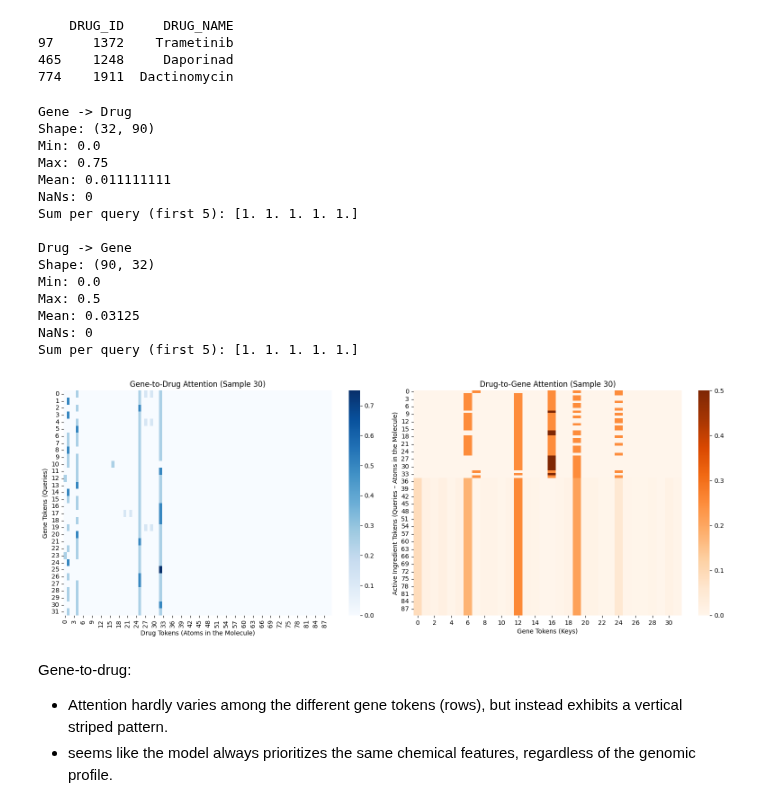
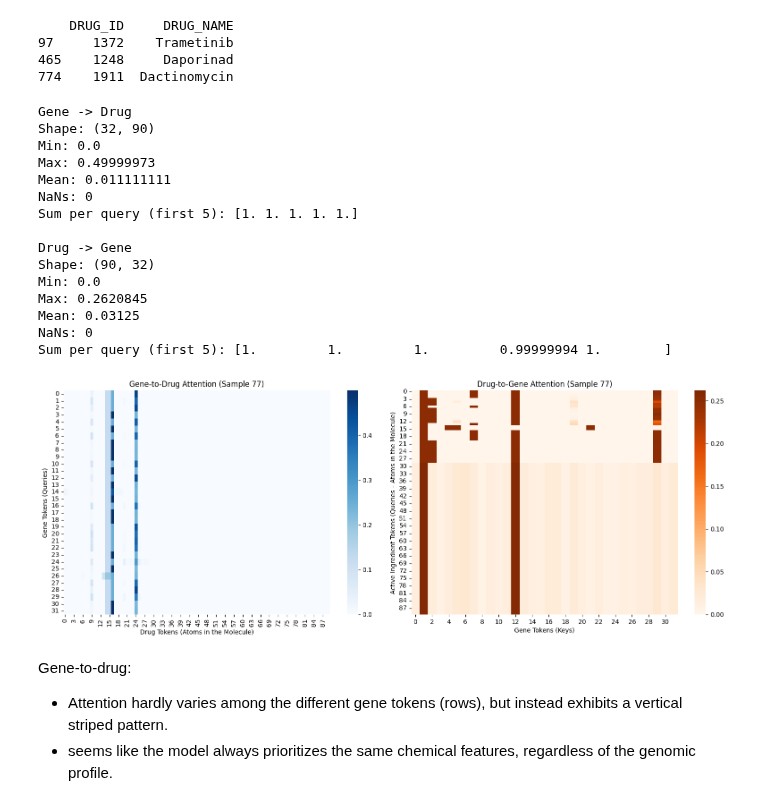
Before and after one commit to s-juross/masterthesis, a Jupyter notebook: gpu/error_analysis_attention.ipynb, the cells around one changed output. Drawn from its saved outputs; the diff is of its cells as text; code cells hidden in the pictures.

```diff
--- a/gpu/error_analysis_attention.ipynb
+++ b/gpu/error_analysis_attention.ipynb
@@ -613,9 +623,6 @@ import pandas as pd
 import numpy as np
 import importlib
 import gnn_models_utils
-# Forces the file to be re-read from memory
-importlib.reload(gnn_models_utils)
-from gnn_models_utils import GroundedCrossAttentionModel, build_pyg_dataset
 
 target = 'LN_IC50'
 smiles_raw = df['SMILES'].values
@@ -636,25 +643,26 @@ outliers_removed = (~valid_mask).sum()
 print(f"Es wurden {outliers_removed} Ausreißer gelöscht.")
 '''
 
-#print("Create 20% Subset for fast test-training...")
-#gss_subset = GroupShuffleSplit(n_splits=1, train_size=0.20, random_state=1337)
-#idx_subset, _ = next(gss_subset.split(X_genomic_raw, y_raw, groups=drug_groups))
-#smiles_raw = smiles_raw[idx_subset]
-#X_genomic_raw = X_genomic_raw[idx_subset]
-#y_raw = y_raw[idx_subset]
-#drug_groups = drug_groups[idx_subset]
+print("Create 20% Subset for fast test-training...")
+gss_subset = GroupShuffleSplit(n_splits=1, train_size=0.20, random_state=1337)
+idx_subset, _ = next(gss_subset.split(X_genomic_raw, y_raw, groups=drug_groups))
+smiles_raw = smiles_raw[idx_subset]
+X_genomic_raw = X_genomic_raw[idx_subset]
+y_raw = y_raw[idx_subset]
+drug_groups = drug_groups[idx_subset]
 
 #seeds = [42, 101, 1337, 9999]
 seeds = [101]
-hidden_dim = 128
-dropout = 0.3
-lr = 5e-3
+hidden_dim = 64
+dropout = 0.11859670727851412
+lr = 0.0010304684133717798
 weight_decay = 1e-3
-epochs = 20
+epochs = 30
 patience = 5
-batch_size = 256
+batch_size = 64
 gnn_type="GCN"  # Options: "GCN", "GAT", "GIN"
 freeze_bool = True  # Whether to freeze the MolCLR backbone during training
+# hidden_dim': 64, 'lr': 0.0010304684133717798, 'dropout': 0.11859670727851412, 'batch_size': 64
 
 device = torch.device("cuda" if torch.cuda.is_available() else "mps" if torch.backends.mps.is_available() else "cpu")
 print("Used device:", device)
@@ -669,8 +677,7 @@ idx_train_val, idx_test = next(gss_test.split(X_genomic_raw, y_raw, groups=drug_
 groups_train_val = drug_groups[idx_train_val]
 gss_val = GroupShuffleSplit(n_splits=1, test_size=0.11, random_state=18092026)
 idx_tr_rel, idx_val_rel = next(
-    gss_val.split(X_genomic_raw[idx_train_val], y_raw[idx_train_val], groups=groups_train_val)
-)
+    gss_val.split(X_genomic_raw[idx_train_val], y_raw[idx_train_val], groups=groups_train_val))
 idx_train = idx_train_val[idx_tr_rel]
 idx_val = idx_train_val[idx_val_rel]
 
@@ -1157,25 +1177,25 @@ print(outlier_names)
 # %%
 importlib.reload(gnn_models_utils)
 from gnn_models_utils import plot_attention_weights
 
-plot_attention_weights(model, test_loader, device, sample_idx=30)
+plot_attention_weights(model, test_loader, device, sample_idx=77)
 # %% [output]
 Gene -> Drug
 Shape: (32, 90)
 Min: 0.0
-Max: 0.75
+Max: 0.49999973
 Mean: 0.011111111
 NaNs: 0
 Sum per query (first 5): [1. 1. 1. 1. 1.]
 
 Drug -> Gene
 Shape: (90, 32)
 Min: 0.0
-Max: 0.5
+Max: 0.2620845
 Mean: 0.03125
 NaNs: 0
-Sum per query (first 5): [1. 1. 1. 1. 1.]
+Sum per query (first 5): [1.         1.         1.         0.99999994 1.        ]
-[figure, old version]
+[figure, new version]
 # %%
 from rdkit.Chem import Draw
 
```
Also changed, not shown: parts of 11 cells of this notebook, 1 other file.
